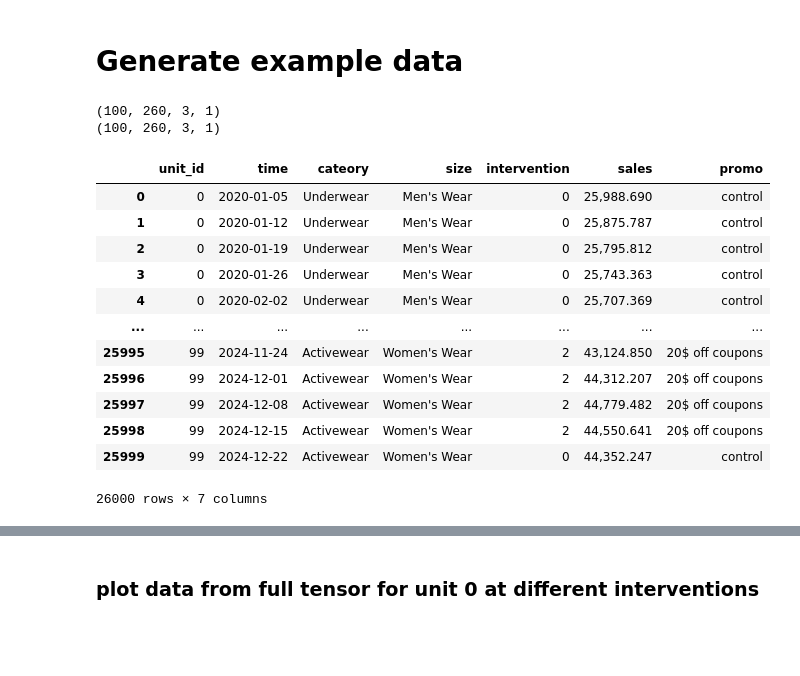
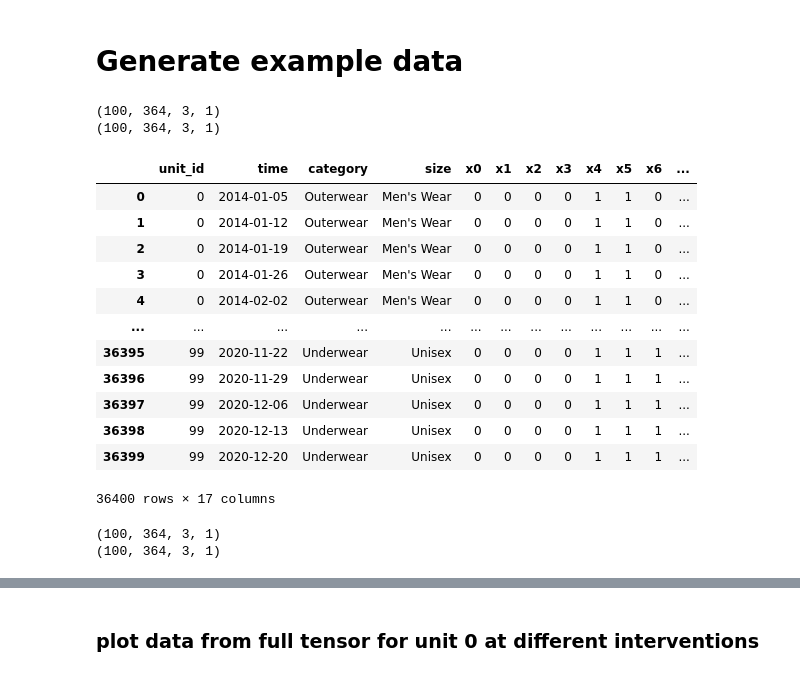
Before and after one commit to AbdullahO/What-If, a Jupyter notebook: Example/product sales/data/generate_data.ipynb, the cells around one changed output, grey strips where cells are left out. Drawn from its saved outputs; the diff is of its cells as text; code cells hidden in the pictures; blank space fills up the shorter version.

```diff
--- a/Example/product sales/data/generate_data.ipynb
+++ b/Example/product sales/data/generate_data.ipynb
@@ -18,7 +18,7 @@ import numpy as np
 num_units = 100
 
 # Time: number of observations
-max_timesteps = 52*5
+max_timesteps = 52*7
 
 # Metrics
 sales = Metric("sales", metric_range = [0,30000] )
@@ -29,9 +29,15 @@ num_interventions = 3
 
 
 # unit covariates: location and size
-type = UnitCov("cateory", categories= ["Activewear", "Outerwear", "Underwear"])
+type = UnitCov("category", categories= ["Activewear", "Outerwear", "Underwear"])
 gender = UnitCov("size", categories= ["Men's Wear", "Women's Wear", "Unisex", "Children's Wear"])
+X1 = UnitCov("x1", categories= [0,1])
+
+gender = UnitCov("size", categories= ["Men's Wear", "Women's Wear", "Unisex", "Children's Wear"])
+
 unit_cov = [type, gender]
+for i in range(10):
+    unit_cov.append(UnitCov(f"x{i}", categories= [0,1]))
 
 # intervention covariates:
 # Note that the assignments here makes the association between control and intervention 0, Email reminders and intervention 1, etc ..
@@ -39,4 +45,5 @@ treatment = IntCov("promo", discrete = True, categories= ["control","Email promo
 int_cov = [treatment]
 
 # initalize and generate
-data = SyntheticDataModule(num_units, max_timesteps, num_interventions, metrics, unit_cov, int_cov , freq = "1w", rank = 4)
+data = SyntheticDataModule(num_units, max_timesteps, num_interventions, metrics, unit_cov, int_cov , freq = "1w", rank = 4,
+                           start =  pd.Timestamp("01/01/2014 00:00"),)
@@ -51,53 +58,59 @@ subpop2 = lambda :type.unit_labels == 'Outerwear'
 subpop3 = lambda :type.unit_labels == 'Underwear'
 data.subpopulations_funcs = [subpop1, subpop2, subpop3]
 
-# We will assume that intervention 1 will incure an in crease of 10% in sales for subpop3
+# We will assume that intervention 1 will incure an increase of 10% in sales for subpop3
 #  and 2 will incure an increase of 10% in sales for all subpops
 effects = [
    {"metric": sales, "intervention": 1, "subpop": subpop3, "effect": 0.2},
-   {"metric": sales, "intervention": 2, "subpop": None, "effect": 0.1},
+   {"metric": sales, "intervention": 2, "subpop": subpop2, "effect": 0.1},
+    {"metric": sales, "intervention": 2, "subpop": subpop1, "effect": 0.1},
         ]
 
 data.add_effects(effects)
 # %%
 # How to assign interventions? I.e., how to subsample the tensor?
 # you do that by definine sequential periods, each period will to choose two things:
     # intervention_assignment: must be one of:
             #  random: completely at random
             #  random_unit: random for each unit (but constant in time)
             #  cov_unit: based on a covariate of the unit (could be randomized)
             #  or control: use control
     # unitl (integer): use this assignment from the last assigned point until this point in (relative) time.
 # control example
 t0 = 0
 t1 = 3*52
 period_1 =  {"intervention_assignment": "control", "until": t1-1}
 
 # cov_unit example
 # cov unit also need "assignment_subpop" policy which is a dictionary of subpopulations (keys) and probability of assignment (list of float in [0,1] that must be of length (num_interventions) and must sum to one)
-t1 = 5*52
+t1 = 7*52
 intervention_assignment = "cov_unit"
-selection_subpop = {subpop1 : [0.3,0.3,0.4], subpop2 : [0.30,0.30,0.4], subpop3: [0.2, 0.4, 0.4] }
-period_2 = {"intervention_assignment": intervention_assignment, "until": t1-1, "assignment_subpop": selection_subpop}
+selection_subpop = {subpop1 : [0.30,0.2,0.5], subpop2 : [0.30,0.4,0.3], subpop3: [0.3, 0.5, 0.2] }
+period_2 = {"intervention_assignment": intervention_assignment, "until": t1, "assignment_subpop": selection_subpop}
 
 periods = [period_1, period_2]
 
-tensor, df , tensor_noisy = data.generate([t0,t1-1])
+tensor, df , tensor_noisy = data.generate([t0,t1-1], std= 0.1)
 tensor_ss, df_ss = data.auto_subsample(periods, tensor_noisy, df)
 df_ss
 # %% [output]
-(100, 260, 3, 1)
-(100, 260, 3, 1)
+(100, 364, 3, 1)
+(100, 364, 3, 1)
-|  | unit_id | time | cateory | size | intervention | sales | promo |
-| 0 | 0 | 2020-01-05 | Underwear | Men's Wear | 0 | 25,988.690 | control |
-| 1 | 0 | 2020-01-12 | Underwear | Men's Wear | 0 | 25,875.787 | control |
-| 2 | 0 | 2020-01-19 | Underwear | Men's Wear | 0 | 25,795.812 | control |
-| 3 | 0 | 2020-01-26 | Underwear | Men's Wear | 0 | 25,743.363 | control |
-| 4 | 0 | 2020-02-02 | Underwear | Men's Wear | 0 | 25,707.369 | control |
-| ... | ... | ... | ... | ... | ... | ... | ... |
-| 25995 | 99 | 2024-11-24 | Activewear | Women's Wear | 2 | 43,124.850 | 20$ off coupons |
-| 25996 | 99 | 2024-12-01 | Activewear | Women's Wear | 2 | 44,312.207 | 20$ off coupons |
-| 25997 | 99 | 2024-12-08 | Activewear | Women's Wear | 2 | 44,779.482 | 20$ off coupons |
-| 25998 | 99 | 2024-12-15 | Activewear | Women's Wear | 2 | 44,550.641 | 20$ off coupons |
-| 25999 | 99 | 2024-12-22 | Activewear | Women's Wear | 0 | 44,352.247 | control |
+|  | unit_id | time | category | size | x0 | x1 | x2 | x3 | x4 | x5 | x6 | ... |
+| 0 | 0 | 2014-01-05 | Outerwear | Men's Wear | 0 | 0 | 0 | 0 | 1 | 1 | 0 | ... |
+| 1 | 0 | 2014-01-12 | Outerwear | Men's Wear | 0 | 0 | 0 | 0 | 1 | 1 | 0 | ... |
+| 2 | 0 | 2014-01-19 | Outerwear | Men's Wear | 0 | 0 | 0 | 0 | 1 | 1 | 0 | ... |
+| 3 | 0 | 2014-01-26 | Outerwear | Men's Wear | 0 | 0 | 0 | 0 | 1 | 1 | 0 | ... |
+| 4 | 0 | 2014-02-02 | Outerwear | Men's Wear | 0 | 0 | 0 | 0 | 1 | 1 | 0 | ... |
+| ... | ... | ... | ... | ... | ... | ... | ... | ... | ... | ... | ... | ... |
+| 36395 | 99 | 2020-11-22 | Underwear | Unisex | 0 | 0 | 0 | 0 | 1 | 1 | 1 | ... |
+| 36396 | 99 | 2020-11-29 | Underwear | Unisex | 0 | 0 | 0 | 0 | 1 | 1 | 1 | ... |
+| 36397 | 99 | 2020-12-06 | Underwear | Unisex | 0 | 0 | 0 | 0 | 1 | 1 | 1 | ... |
+| 36398 | 99 | 2020-12-13 | Underwear | Unisex | 0 | 0 | 0 | 0 | 1 | 1 | 1 | ... |
+| 36399 | 99 | 2020-12-20 | Underwear | Unisex | 0 | 0 | 0 | 0 | 1 | 1 | 1 | ... |
-26000 rows × 7 columns
+36400 rows × 17 columns
+# %%
+tensor, df_no_noise , _ = data.generate([t0,t1-1], std= 0.0)
+# %% [output]
+(100, 364, 3, 1)
+(100, 364, 3, 1)
```
Also changed, not shown: parts of 9 cells of this notebook, 14 other files.
